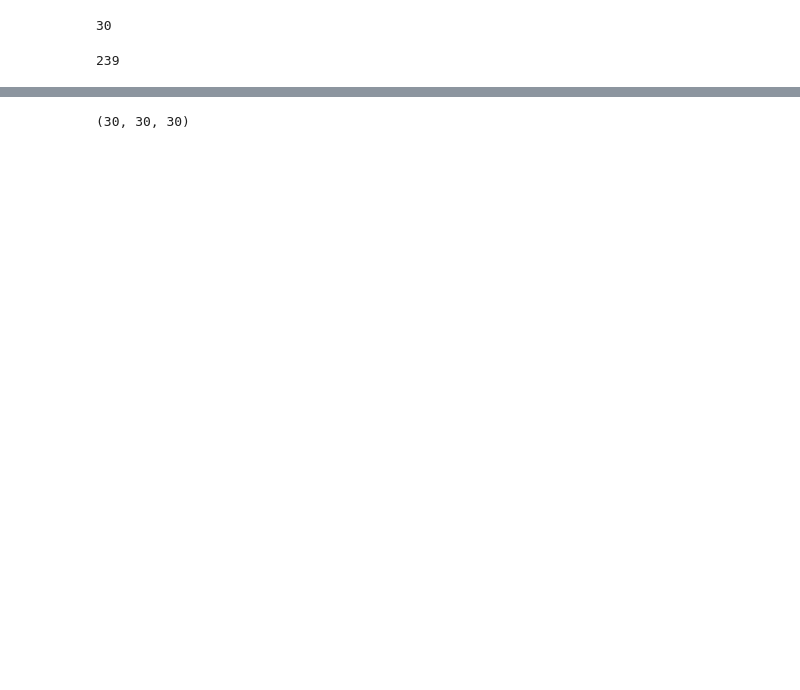
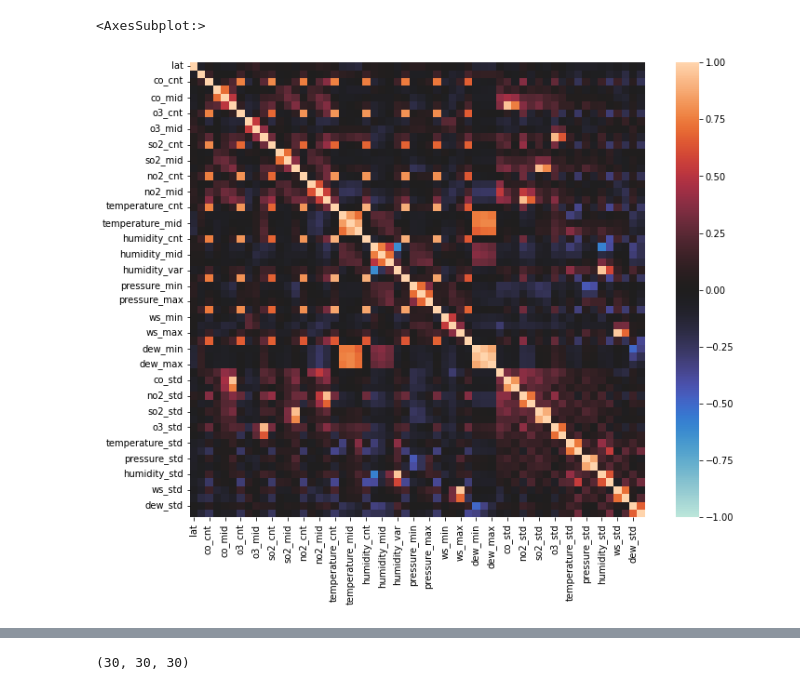
Before and after one commit to habroptilus/ds-monorepo, a Jupyter notebook: projects/sony/eda.ipynb, the cells around one changed output, grey strips where cells are left out. Saved outputs shown, nothing was run; the diff lists cells and outputs as text; code cells hidden in the pictures; blank space fills up the shorter version.

```diff
--- a/projects/sony/eda.ipynb
+++ b/projects/sony/eda.ipynb
@@ -1,12 +1,22 @@
 # %%
 import pandas as pd
-train=pd.read_csv("data/train_v1.csv")
-test=pd.read_csv("data/test_v1.csv")
+train=pd.read_csv("data/train_v3.csv")
+test=pd.read_csv("data/test_v3.csv")
-# %%
-train["Country"].nunique()
-# %% [output]
-30
-# %%
-train["City"].nunique()
-# %% [output]
-239
+# %%
+from scipy.spatial.distance import pdist
+from scipy.spatial.distance import squareform
+import matplotlib.pyplot as plt
+import seaborn as sns
+
+def make_corr_array(df, cols):
+    output = pd.DataFrame(1 - squareform(pdist(df[cols].T, 'correlation')),
+                          columns=cols, index=cols)
+    return output
+
+import re
+corr_df = make_corr_array(train, [c for c in train.columns if re.search(r'mid|min|max|cnt|lat|lon|se|std|rng', c)])
+fig, ax = plt.subplots(figsize=(12, 9))
+sns.heatmap(corr_df, square=True, vmax=1, vmin=-1, center=0)
+# %% [output]
+<AxesSubplot:>
+[figure, added]
```
Also changed, not shown: parts of 1 cell of this notebook, 12 other files.
